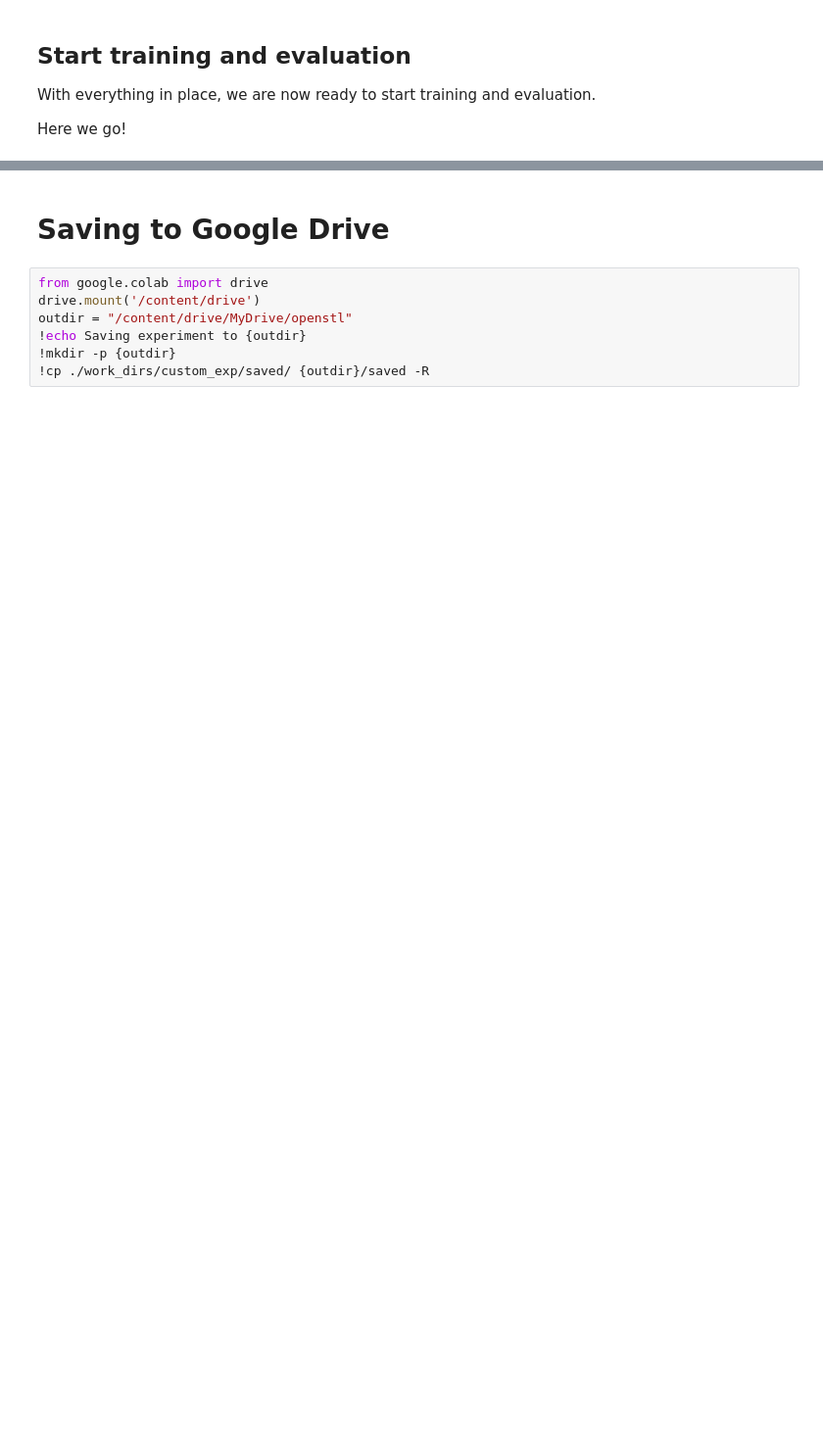
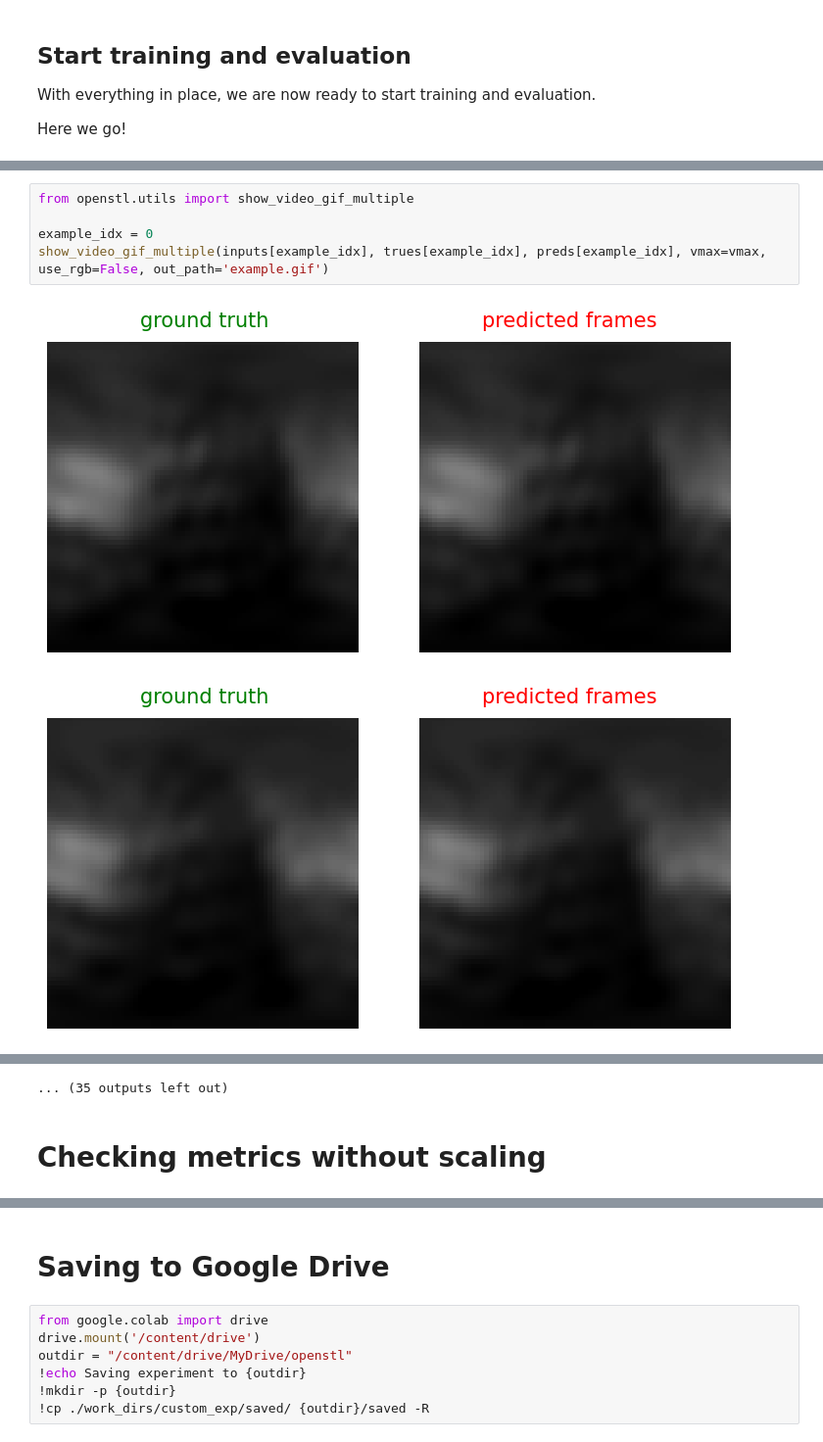
Before and after one commit to mauriciodev/tec_forecast, a Jupyter notebook: examples/OpenSTL_GIM.ipynb, the cells around one changed output, grey strips where cells are left out. Shown at 98% size. Drawn from its saved outputs; the diff is of its cells as text; blank space fills up the shorter version.

```diff
--- a/examples/OpenSTL_GIM.ipynb
+++ b/examples/OpenSTL_GIM.ipynb
@@ -347,0 +393,8 @@ mse:751768.5625, mae:44007.546875
+# %%
+from openstl.utils import show_video_gif_multiple
+
+example_idx = 0
+show_video_gif_multiple(inputs[example_idx], trues[example_idx], preds[example_idx], vmax=vmax, use_rgb=False, out_path='example.gif')
+# %% [output]
+[figure, added]
+[figure, added]
@@ -347,0 +411,3 @@ mse:751768.5625, mae:44007.546875
+... (35 outputs left out)
+# %% [markdown]
+# Checking metrics without scaling
```
Also changed, not shown: parts of 48 cells of this notebook.
